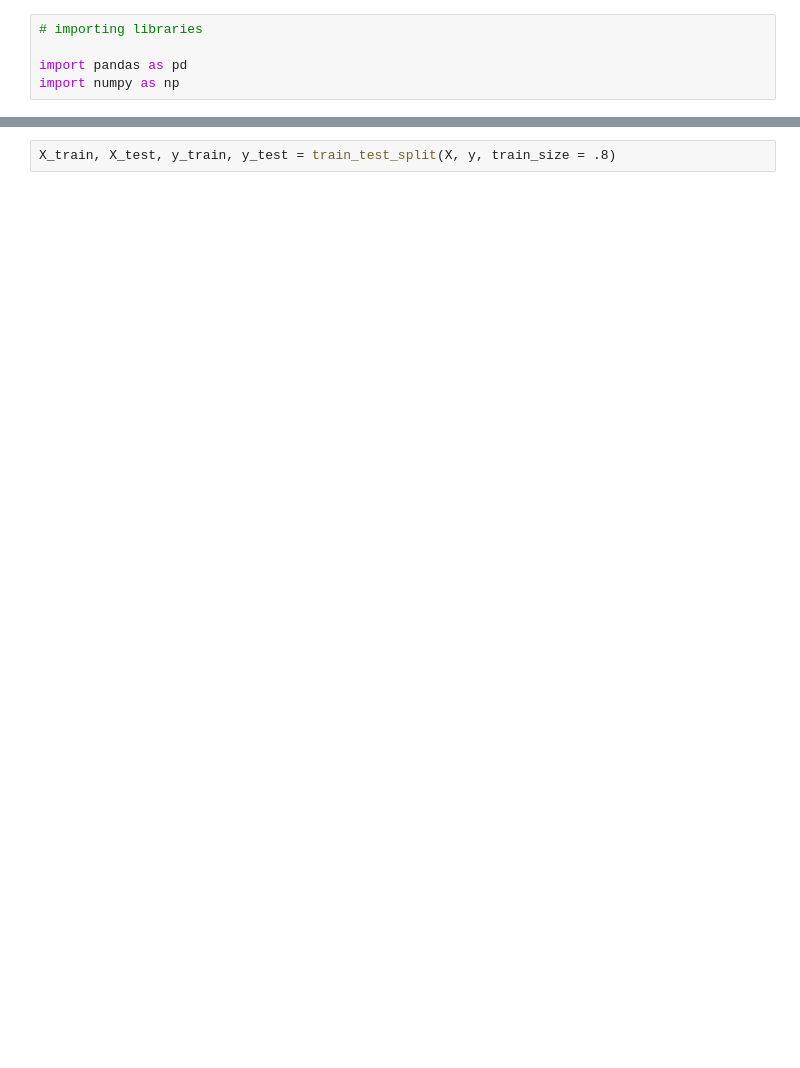
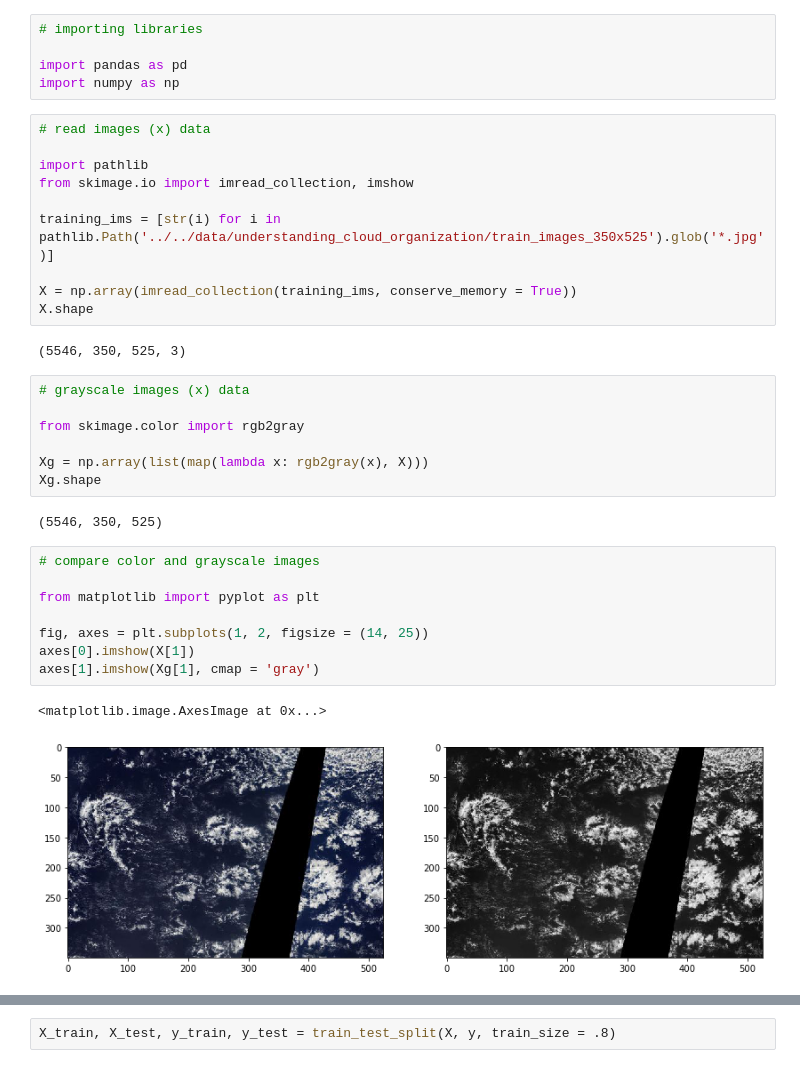
Before and after one commit to rjbarrantes/cloud-atlas, a Jupyter notebook: code.ipynb, the cells around one changed output, grey strips where cells are left out. Drawn from its saved outputs; the diff is of its cells as text; blank space fills up the shorter version.

```diff
--- a/code.ipynb
+++ b/code.ipynb
@@ -3,4 +3,36 @@
 
 import pandas as pd
 import numpy as np
+# %%
+# read images (x) data
+
+import pathlib
+from skimage.io import imread_collection, imshow
+
+training_ims = [str(i) for i in pathlib.Path('../../data/understanding_cloud_organization/train_images_350x525').glob('*.jpg')]
+
+X = np.array(imread_collection(training_ims, conserve_memory = True))
+X.shape
+# %% [output]
+(5546, 350, 525, 3)
+# %%
+# grayscale images (x) data
+
+from skimage.color import rgb2gray
+
+Xg = np.array(list(map(lambda x: rgb2gray(x), X)))
+Xg.shape
+# %% [output]
+(5546, 350, 525)
+# %%
+# compare color and grayscale images
+
+from matplotlib import pyplot as plt
+
+fig, axes = plt.subplots(1, 2, figsize = (14, 25))
+axes[0].imshow(X[1])
+axes[1].imshow(Xg[1], cmap = 'gray')
+# %% [output]
+<matplotlib.image.AxesImage at 0x...>
+[figure, added]
 # %%
```
Also changed, not shown: parts of 8 cells of this notebook.
